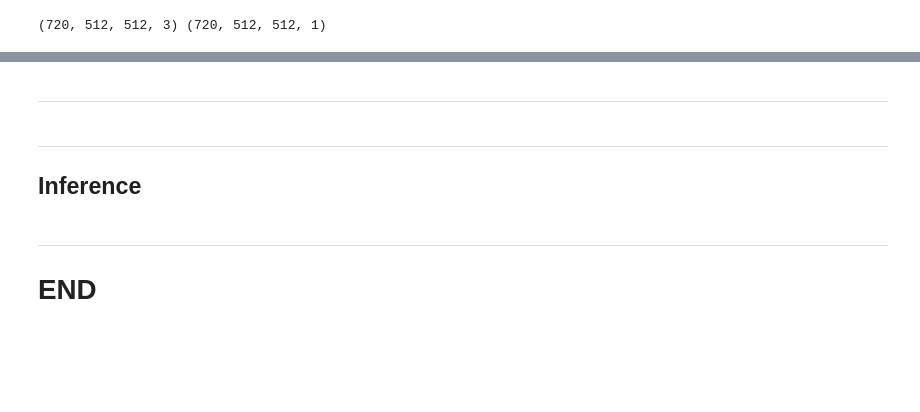
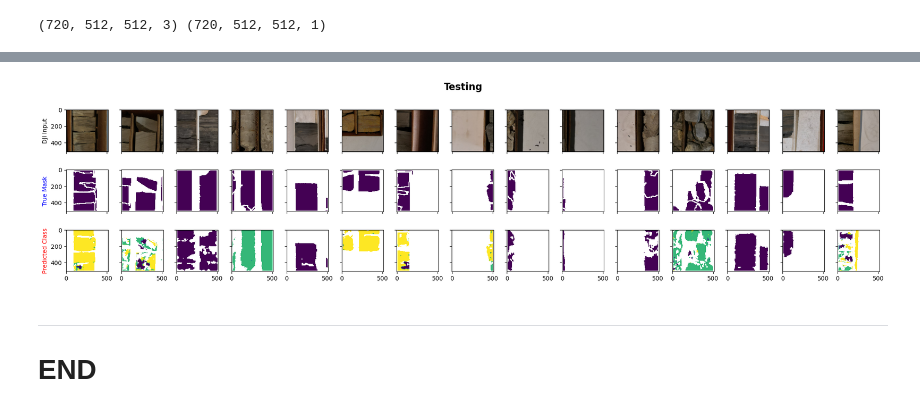
Before and after one commit to misaelmmorales/Drone-Rock-Classification, a Jupyter notebook: drone_rc_main_tf.ipynb, the cells around one changed output, grey strips where cells are left out. Saved outputs shown, nothing was run; the diff lists cells and outputs as text; code cells hidden in the pictures; blank space fills up the shorter version.

```diff
--- a/drone_rc_main_tf.ipynb
+++ b/drone_rc_main_tf.ipynb
@@ -309,2 +311,0 @@ pd.DataFrame(fit.history).to_csv('DeeplabV3Plus_fit_history.csv', index=False)
-# %% [markdown]
-***
@@ -343,21 +312,28 @@ plt.show()
-# %% [markdown]
-***
-## Inference
-# %%
-y_train_pred = model.predict(X_train[:6], verbose=0).round()
-y_test_pred  = model.predict(X_test[:6], verbose=0).round()
-print('Pred - train: {} | test: {}'.format(y_train_pred.shape, y_test_pred.shape))
 # %%
-fig, axs = plt.subplots(3, 6, figsize=(15,5), sharex=True, sharey=True)
-for j in range(6):
+labels = ['DJI Input', 'True Mask', 'Predicted Class']
+colors = ['black','blue','red']
+fig, axs = plt.subplots(3, 15, figsize=(20,5), sharex=True, sharey=True)
+
+for j in range(15):
     ax1, ax2, ax3 = axs[0,j], axs[1,j], axs[2,j]
-    im1 = ax1.imshow(X_train[j])
-    im2 = ax2.imshow(y_train[j])
-    im3 = ax3.imshow(y_train_pred[j])
-    [a.set(xticks=[], yticks=[]) for a in [ax1, ax2, ax3]]
-    [plt.colorbar(i, pad=0.04, fraction=0.046) for i in [im1,im2,im3]]
+    ax1.imshow(X_test[j])
+
+    true = y_test_masked[j].argmax(-1)
+    pred = y_test_pred[j].argmax(-1)
+
+    dt = np.ma.masked_where(true==0, true)
+    dp = np.ma.masked_where(pred==0, pred)
+
+    ax2.imshow(dt)
+    ax3.imshow(dp)
+
+    [a.set_ylabel(labels[k], color=colors[k]) for k,a in enumerate([ax1,ax2,ax3])] if j==0 else None
+
+fig.suptitle('Testing', fontsize=16, weight='bold')
 plt.tight_layout()
 plt.show()
+# %% [output]
+[figure, added]
 # %% [markdown]
 ***
 # END
```
Also changed, not shown: parts of 17 cells of this notebook, 6 other files.
